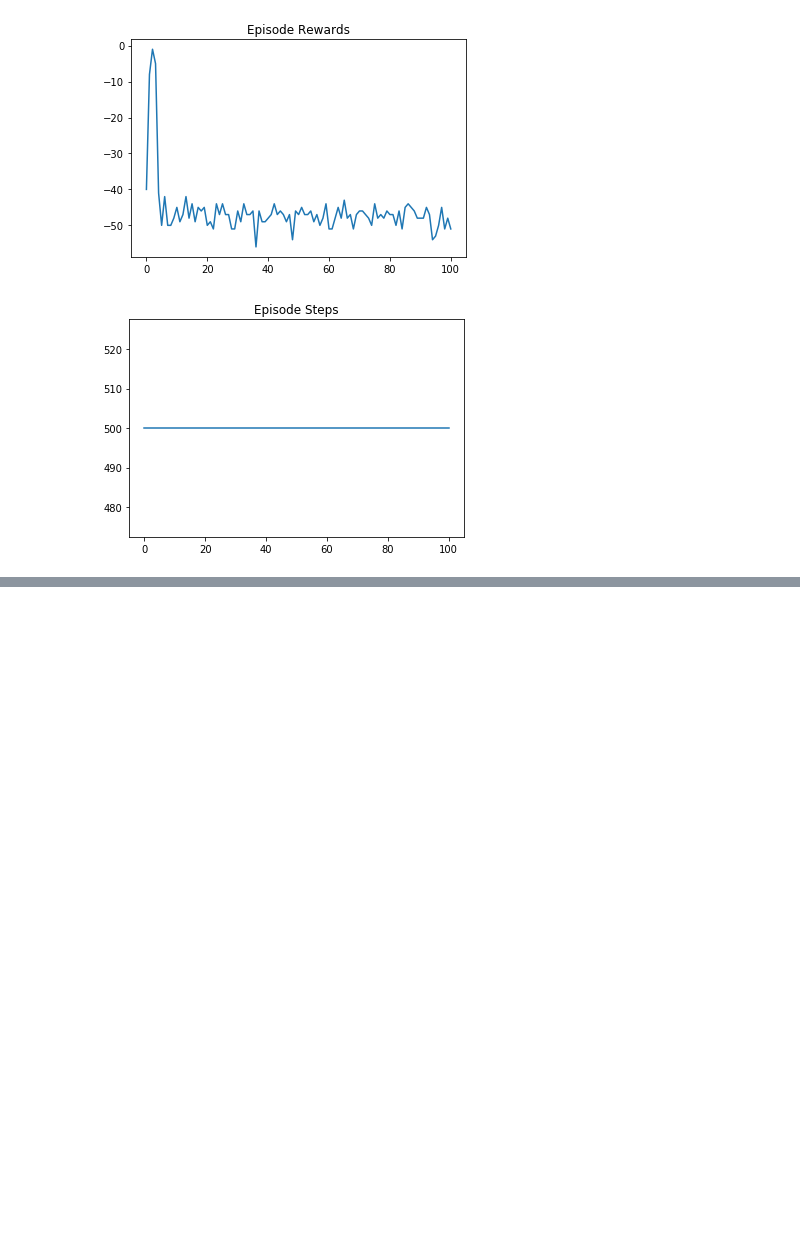
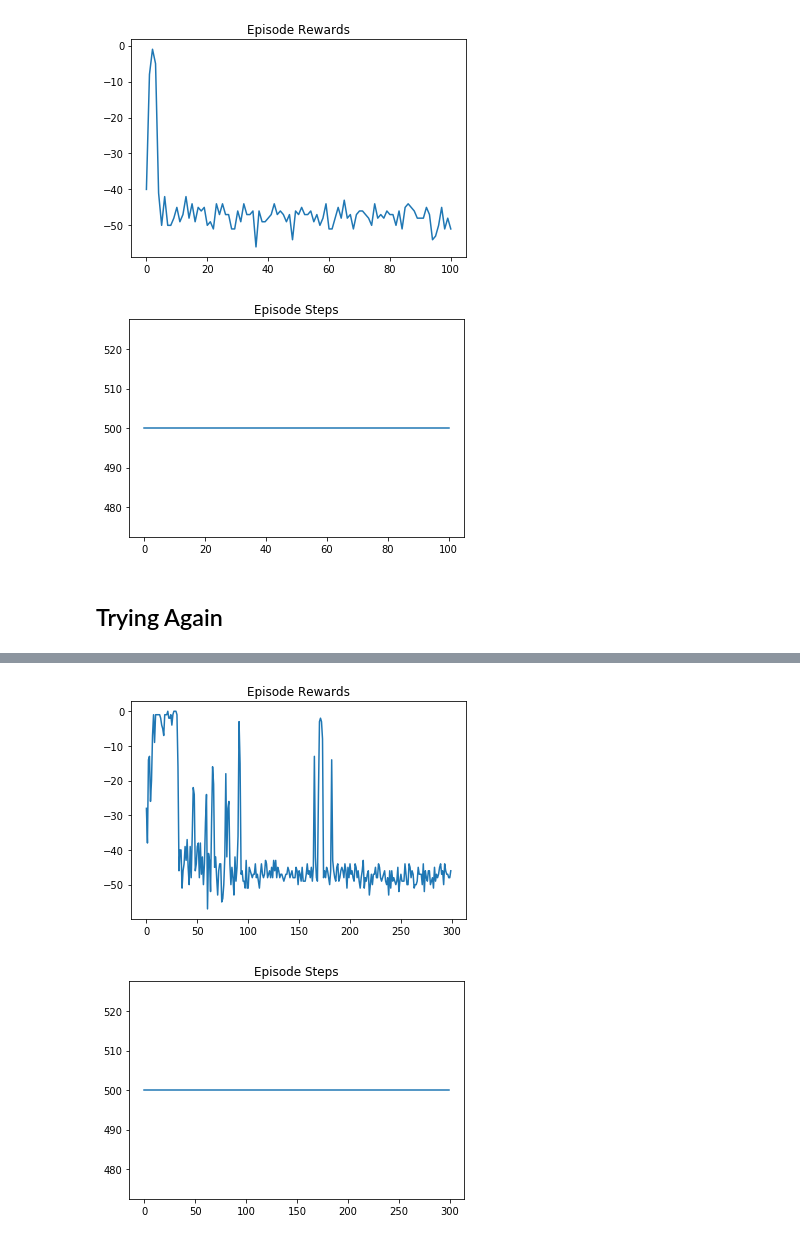
Before and after one commit to ChihChiu29/deep_learning, a Jupyter notebook: notebooks/new_learning/circular_world_dqn.ipynb, the cells around one changed output, grey strips where cells are left out. Saved outputs shown, nothing was run; the diff lists cells and outputs as text; code cells hidden in the pictures; blank space fills up the shorter version.

```diff
--- a/notebooks/new_learning/circular_world_dqn.ipynb
+++ b/notebooks/new_learning/circular_world_dqn.ipynb
@@ -120,3 +117,24 @@ runner.Run(env=env, brain=brain, policy=policy, num_of_episodes=1)
 [22:24:45] c:\Workspace\git\deep_learning\engine\runner_extension_impl.py:72 Total: run 1 episodes, avg_reward = -51.00, avg_steps=500.00
 [figure]
 [figure]
+# %% [markdown]
+## Trying Again
+# %%
+batch_size = 64  # used in qfunc and runner.
+env = circular_world_env.CircularWorld(size=5)
+brain = a3c_impl.A3C(
+    model=a3c_impl.CreateModel(
+        state_shape=(1,),
+        action_space_size=3,
+        hidden_layer_sizes=(20, 20, 20),
+    )
+)
+runner = runner_impl.ExperienceReplayRunner(experience_capacity=128, experience_sample_batch_size=batch_size)
+runner.AddCallback(runner_extension_impl.ProgressTracer(report_every_num_of_episodes=10))
+# %%
+%%time
+logging.ENV.debug_verbosity = 6
+policy = policy_impl.GreedyPolicyWithDecreasingRandomness(
+    initial_epsilon=1.0, final_epsilon=0.05, decay_by_half_after_num_of_episodes=20)
+runner.Run(env=env, brain=brain, policy=policy, num_of_episodes=300)
+# %% [output]
@@ -122,0 +158,2 @@ runner.Run(env=env, brain=brain, policy=policy, num_of_episodes=1)
+[figure, added]
+[figure, added]
```
Also changed, not shown: parts of 6 cells of this notebook, 5 other files.
